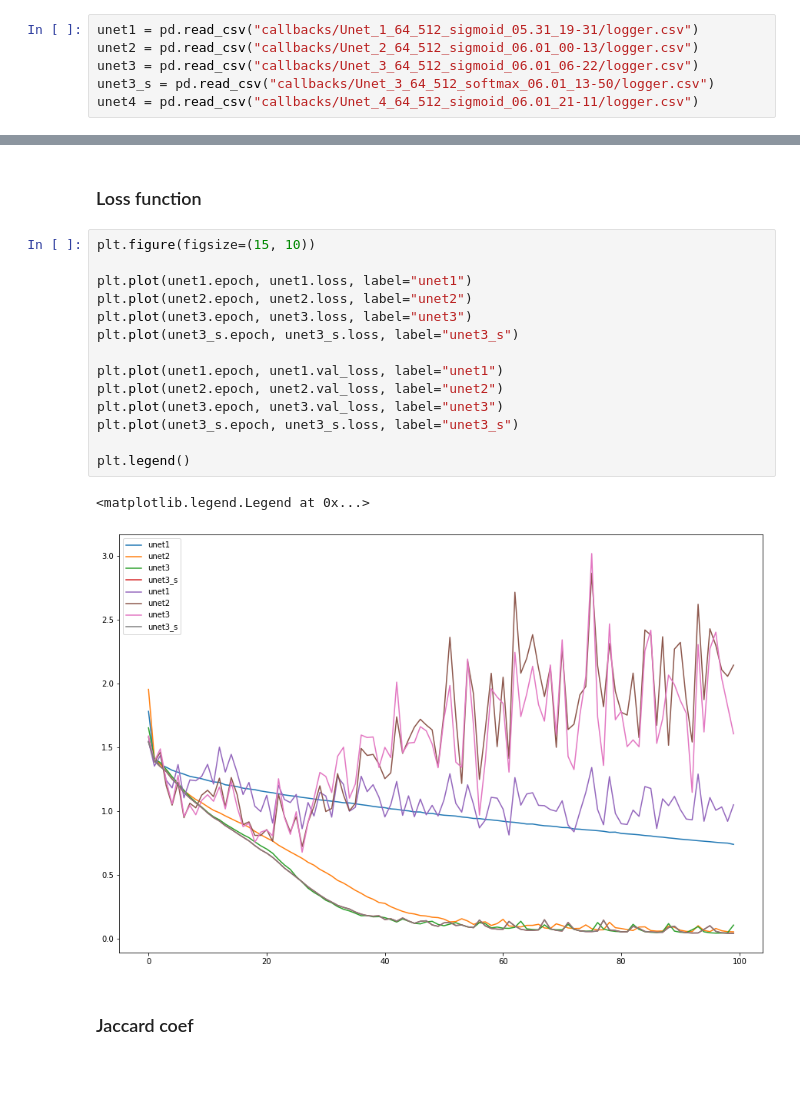
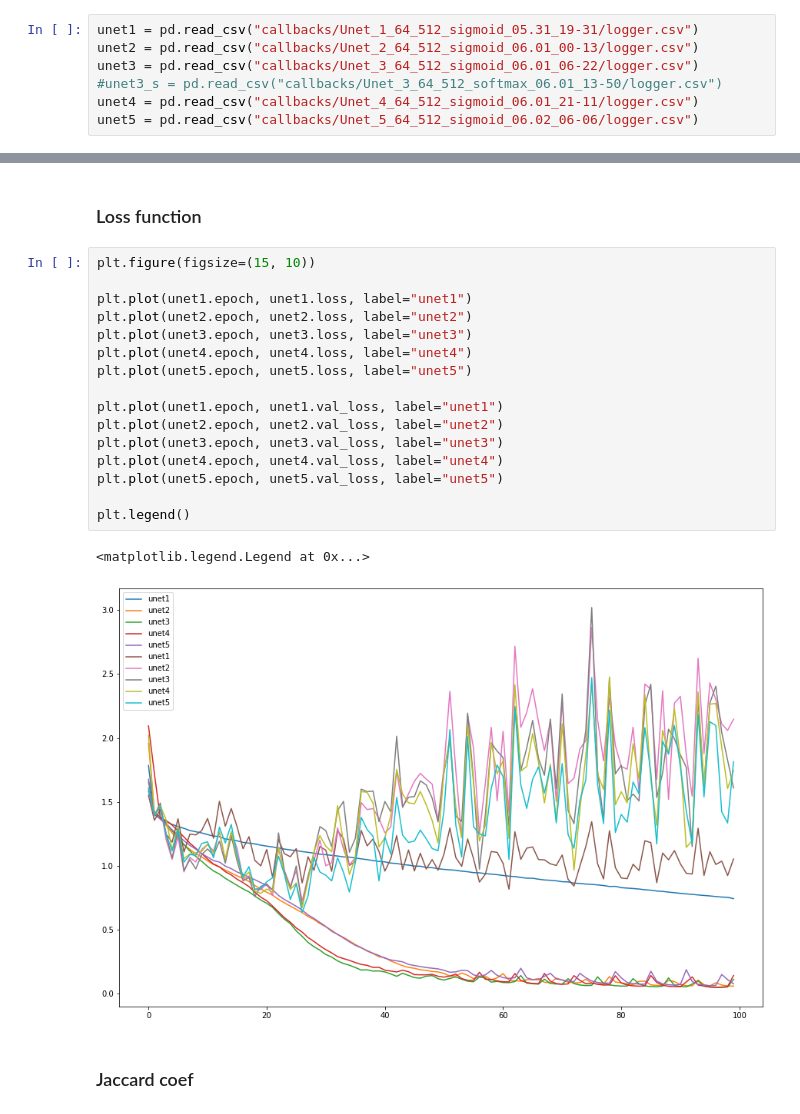
Before and after one commit to RobertVoropaev/InteriorRecognitionSystem, a Jupyter notebook: 5.Metrics.ipynb, the cells around one changed output, grey strips where cells are left out. Saved outputs shown, nothing was run; the diff lists cells and outputs as text; blank space fills up the shorter version.

```diff
--- a/5.Metrics.ipynb
+++ b/5.Metrics.ipynb
@@ -25,5 +25,6 @@ random.seed(seed)
 unet1 = pd.read_csv("callbacks/Unet_1_64_512_sigmoid_05.31_19-31/logger.csv")
 unet2 = pd.read_csv("callbacks/Unet_2_64_512_sigmoid_06.01_00-13/logger.csv")
 unet3 = pd.read_csv("callbacks/Unet_3_64_512_sigmoid_06.01_06-22/logger.csv")
-unet3_s = pd.read_csv("callbacks/Unet_3_64_512_softmax_06.01_13-50/logger.csv")
+#unet3_s = pd.read_csv("callbacks/Unet_3_64_512_softmax_06.01_13-50/logger.csv")
 unet4 = pd.read_csv("callbacks/Unet_4_64_512_sigmoid_06.01_21-11/logger.csv")
+unet5 = pd.read_csv("callbacks/Unet_5_64_512_sigmoid_06.02_06-06/logger.csv")
@@ -32,19 +55,21 @@ unet4 = pd.read_csv("callbacks/Unet_4_64_512_sigmoid_06.01_21-11/logger.csv")
 # %%
 plt.figure(figsize=(15, 10))
 
 plt.plot(unet1.epoch, unet1.loss, label="unet1")
 plt.plot(unet2.epoch, unet2.loss, label="unet2")
 plt.plot(unet3.epoch, unet3.loss, label="unet3")
-plt.plot(unet3_s.epoch, unet3_s.loss, label="unet3_s")
+plt.plot(unet4.epoch, unet4.loss, label="unet4")
+plt.plot(unet5.epoch, unet5.loss, label="unet5")
 
 plt.plot(unet1.epoch, unet1.val_loss, label="unet1")
 plt.plot(unet2.epoch, unet2.val_loss, label="unet2")
 plt.plot(unet3.epoch, unet3.val_loss, label="unet3")
-plt.plot(unet3_s.epoch, unet3_s.loss, label="unet3_s")
+plt.plot(unet4.epoch, unet4.val_loss, label="unet4")
+plt.plot(unet5.epoch, unet5.val_loss, label="unet5")
 
 plt.legend()
 # %% [output]
 <matplotlib.legend.Legend at 0x...>
-[figure, old version]
+[figure, new version]
 # %% [markdown]
 ### Jaccard coef
```
Also changed, not shown: parts of 7 cells of this notebook, 1 other file.
